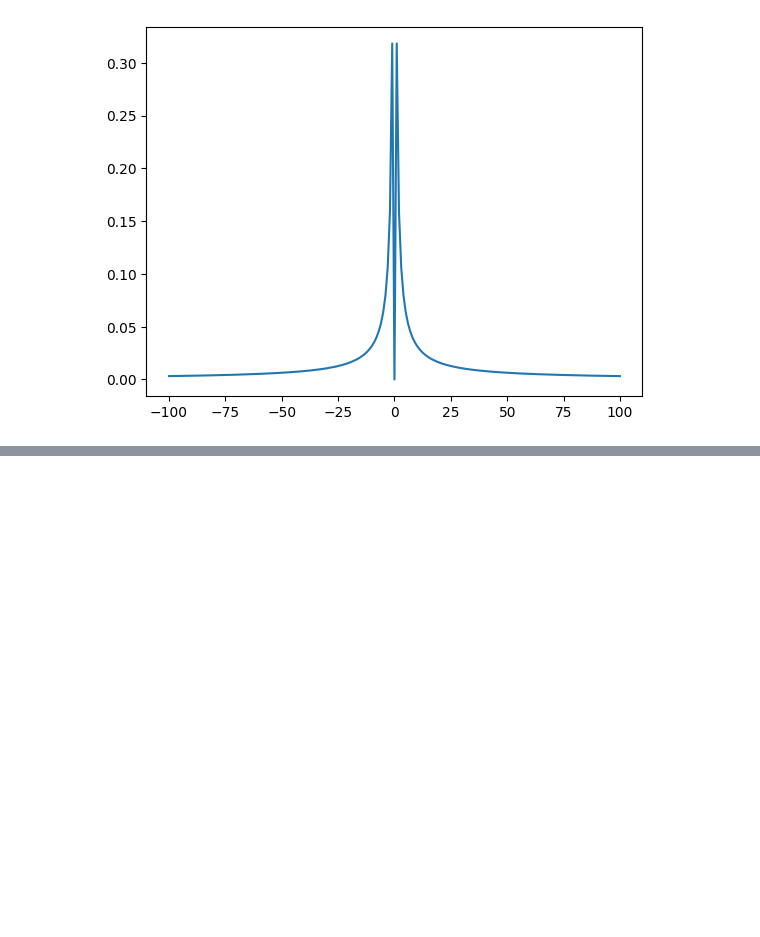
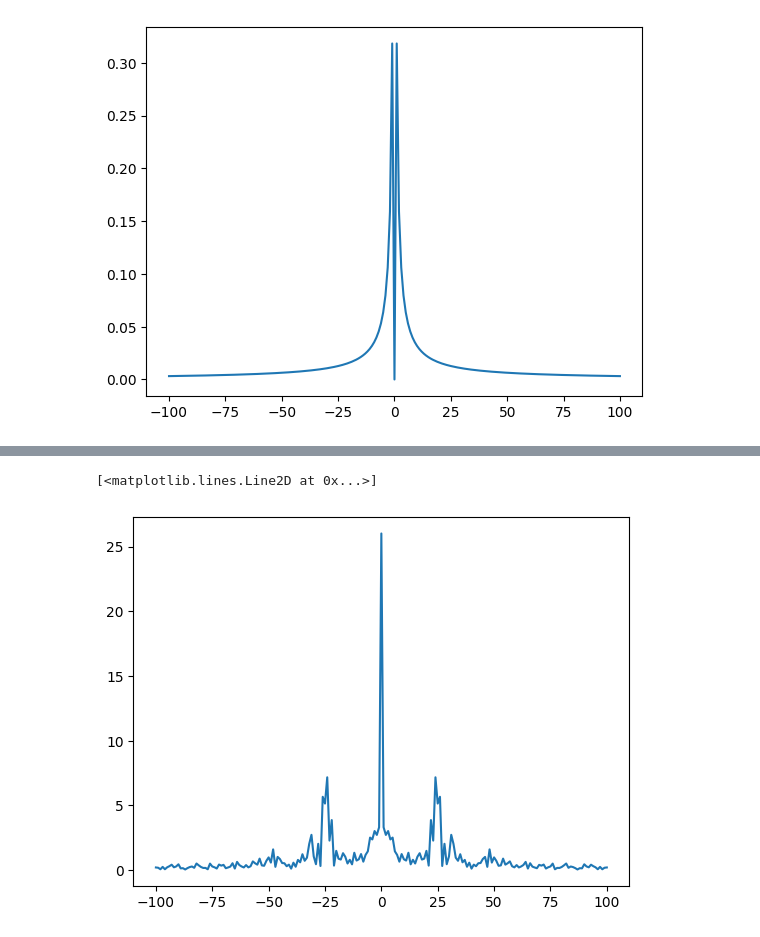
Before and after one commit to KonoEmllikDa/Fisica-Computacional, a Jupyter notebook: Física Computacional.ipynb, the cells around one changed output, grey strips where cells are left out. Saved outputs shown, nothing was run; the diff lists cells and outputs as text; code cells hidden in the pictures; blank space fills up the shorter version.

```diff
--- a/Física Computacional.ipynb
+++ b/Física Computacional.ipynb
@@ -1591,0 +1618,16 @@ plotfunc(-1000,1000,1000,lambda n: np.sin(np.pi*n/1000)*np.sin(20*np.pi*n/1000))
+# %%
+def FourierTransformArray(v,k):
+    L = v.size
+    g = np.arange(-k,k+1)
+    t = np.arange(0,L)
+    f = lambda n : v[n]*np.exp(-2*np.pi*np.outer(g,n)*1j/L)
+    g = np.sum(f(t[:-1:2])+f(t[2::2])+4*f(t[1::2]),axis=1)/(6*L)
+    return g
+# %%
+SunspotDados = FourierTransformArray(s[:,1],100)
+Sunspot= lambda y : np.inner(SunspotDados,np.exp(2*np.pi*np.outer(y,np.arange(-100,101))*1j/(3142)))
+# %%
+plt.plot(np.arange(-100,101),np.abs(SunspotDados))
+# %% [output]
+[<matplotlib.lines.Line2D at 0x...>]
+[figure, added]
```
Also changed, not shown: parts of 13 cells of this notebook.
